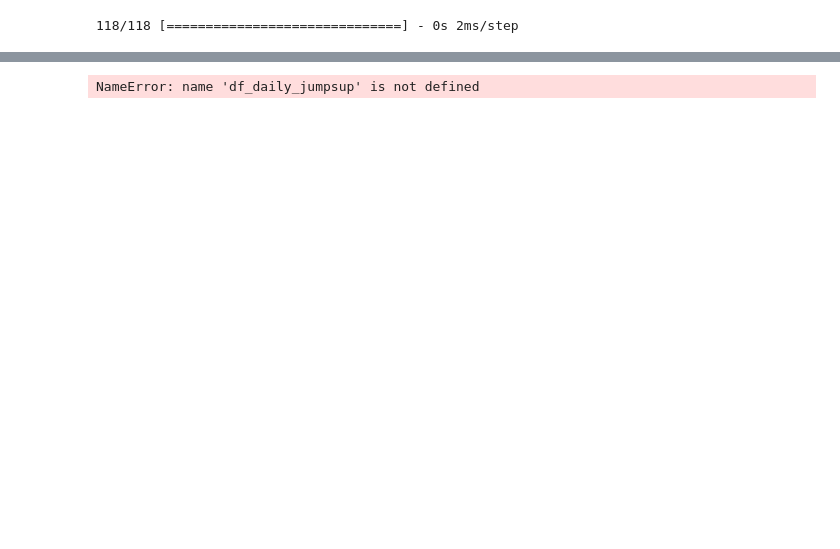
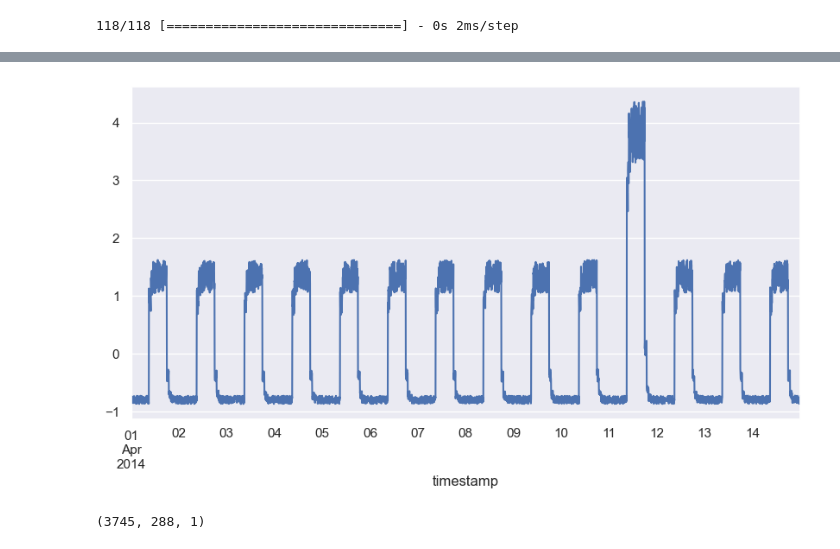
Before and after one commit to ShaneOG2/machstat-assessment, a Jupyter notebook: Practicals/Machine Learning Project Notebook.ipynb, the cells around one changed output, grey strips where cells are left out. Cells and saved outputs as stored; diff of their text form; code cells hidden in the pictures; blank space fills up the shorter version.

```diff
--- a/Practicals/Machine Learning Project Notebook.ipynb
+++ b/Practicals/Machine Learning Project Notebook.ipynb
@@ -748,20 +761,22 @@ ax.plot(x_train_pred[0]);
 # %%
 
 #
-df_test_value = (df_daily_jumpsup - train_mean) / train_std
+df_test_value = (df_test - train_mean) / train_std
-# %% [output]
-NameError: name 'df_daily_jumpsup' is not defined
 # %%
 #
-fig, ax = plt.subplots(figsize=(10, 6))
+fig, ax = plt.subplots(figsize=(10, 5))
 
 #
 df_test_value.plot(legend=False, ax=ax);
+# %% [output]
+[figure, added]
 # %%
 # Create sequences from test values.
 x_test = splitBySize(df_test_value.values)
 
 x_test.shape
+# %% [output]
+(3745, 288, 1)
 # %%
 
 #
```
Also changed, not shown: parts of 22 cells of this notebook.
